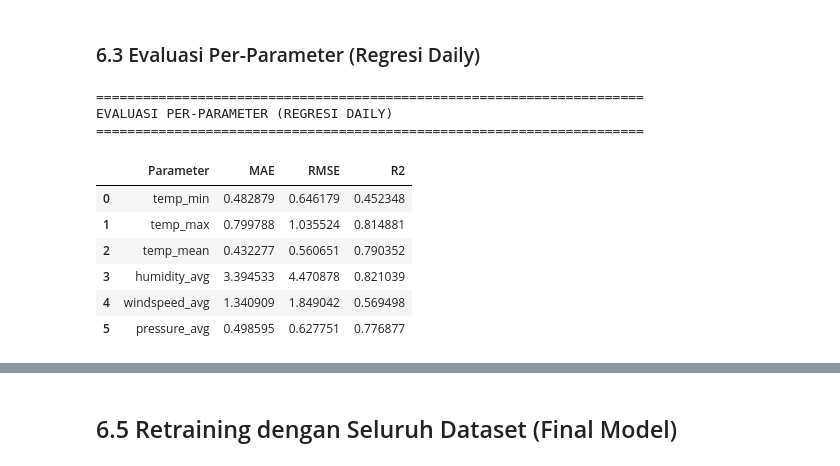
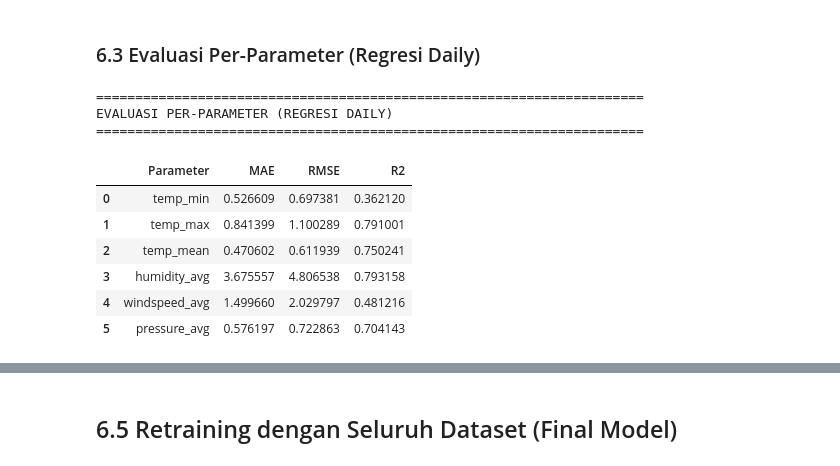
Before and after one commit to AzaniFatturFadhika/weather-iot, a Jupyter notebook: example_v2/model_training/model_weather_training.ipynb, the cells around one changed output, grey strips where cells are left out. Cells and saved outputs as stored; diff of their text form; code cells hidden in the pictures.

```diff
--- a/example_v2/model_training/model_weather_training.ipynb
+++ b/example_v2/model_training/model_weather_training.ipynb
@@ -851,30 +858,31 @@ weighted avg       0.38      0.45      0.39     45456
 # %%
 # Evaluasi kinerja per-parameter untuk model terbaik (Daily)
 print("="*70)
 print("EVALUASI PER-PARAMETER (REGRESI DAILY)")
 print("="*70)
 
-best_daily_reg = LinearRegression()
+# best_daily_reg = LinearRegression()
+best_daily_reg = XGBRegressor(n_estimators=100, random_state=42, n_jobs=-1, verbosity=0)
 best_daily_reg.fit(X_daily_train, y_daily_train_reg)
 y_pred_daily = best_daily_reg.predict(X_daily_test)
 
 daily_param_results = []
 for i, param in enumerate(daily_target_reg):
     mae = mean_absolute_error(y_daily_test_reg.iloc[:, i], y_pred_daily[:, i])
     rmse = np.sqrt(mean_squared_error(y_daily_test_reg.iloc[:, i], y_pred_daily[:, i]))
     r2 = r2_score(y_daily_test_reg.iloc[:, i], y_pred_daily[:, i])
     daily_param_results.append({"Parameter": param, "MAE": mae, "RMSE": rmse, "R2": r2})
 
 df_daily_param = pd.DataFrame(daily_param_results)
 display(df_daily_param)
 # %% [output]
 ======================================================================
 EVALUASI PER-PARAMETER (REGRESI DAILY)
 ======================================================================
 |  | Parameter | MAE | RMSE | R2 |
-| 0 | temp_min | 0.482879 | 0.646179 | 0.452348 |
-| 1 | temp_max | 0.799788 | 1.035524 | 0.814881 |
-| 2 | temp_mean | 0.432277 | 0.560651 | 0.790352 |
-| 3 | humidity_avg | 3.394533 | 4.470878 | 0.821039 |
-| 4 | windspeed_avg | 1.340909 | 1.849042 | 0.569498 |
-| 5 | pressure_avg | 0.498595 | 0.627751 | 0.776877 |
+| 0 | temp_min | 0.526609 | 0.697381 | 0.362120 |
+| 1 | temp_max | 0.841399 | 1.100289 | 0.791001 |
+| 2 | temp_mean | 0.470602 | 0.611939 | 0.750241 |
+| 3 | humidity_avg | 3.675557 | 4.806538 | 0.793158 |
+| 4 | windspeed_avg | 1.499660 | 2.029797 | 0.481216 |
+| 5 | pressure_avg | 0.576197 | 0.722863 | 0.704143 |
```
Also changed, not shown: parts of 25 cells of this notebook.
